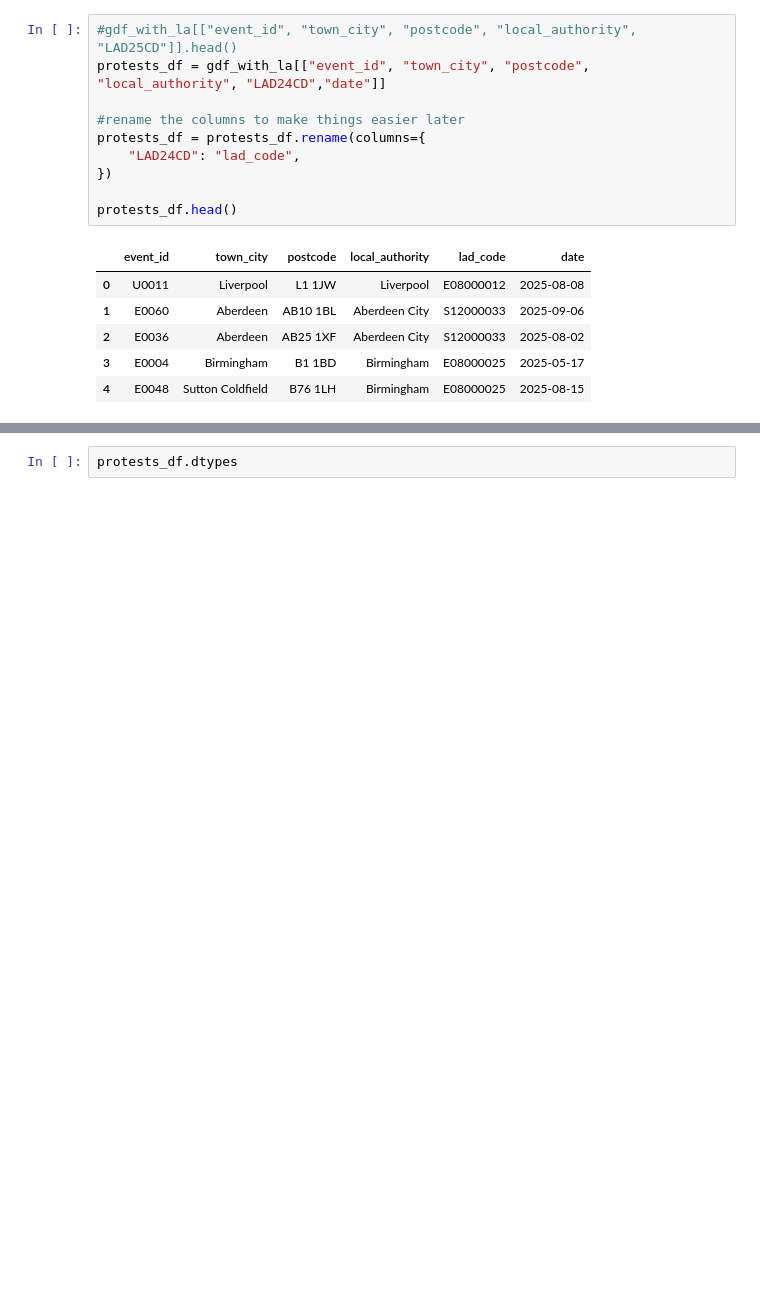
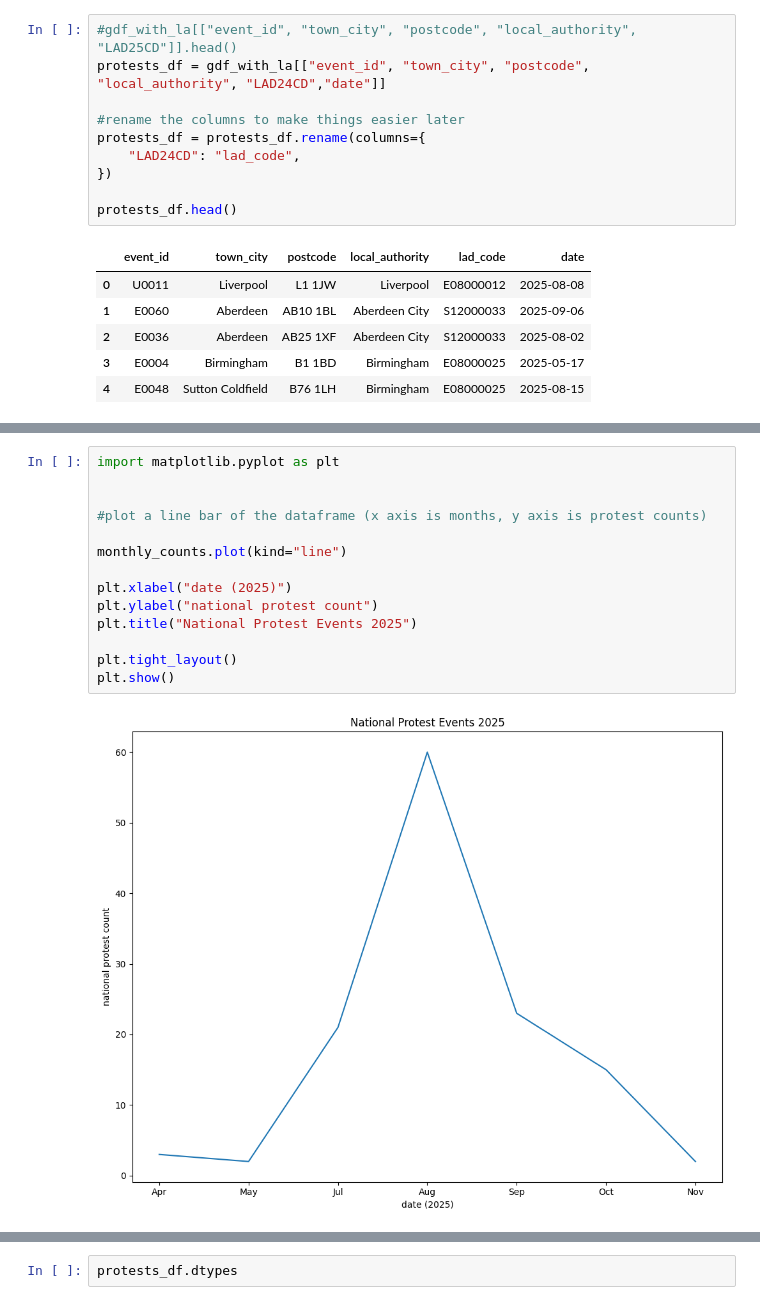
Before and after one commit to awenroberts/QM2-Project, a Jupyter notebook: protests_visualisation_updated.ipynb, the cells around one changed output, grey strips where cells are left out. Saved outputs shown, nothing was run; the diff lists cells and outputs as text; blank space fills up the shorter version.

```diff
--- a/protests_visualisation_updated.ipynb
+++ b/protests_visualisation_updated.ipynb
@@ -301,0 +317,16 @@ dtype: int64
+# %%
+import matplotlib.pyplot as plt
+
+
+#plot a line bar of the dataframe (x axis is months, y axis is protest counts)
+
+monthly_counts.plot(kind="line")
+
+plt.xlabel("date (2025)")
+plt.ylabel("national protest count")
+plt.title("National Protest Events 2025")
+
+plt.tight_layout()
+plt.show()
+# %% [output]
+[figure, added]
```
Also changed, not shown: parts of 23 cells of this notebook.
